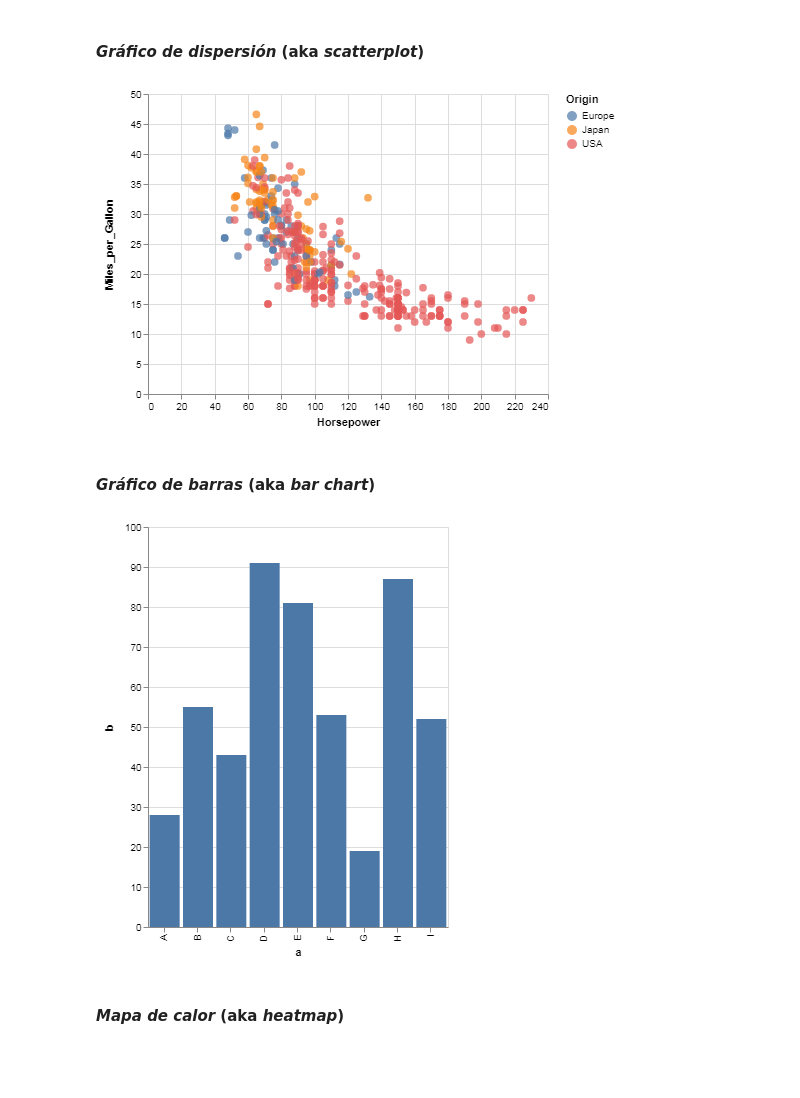
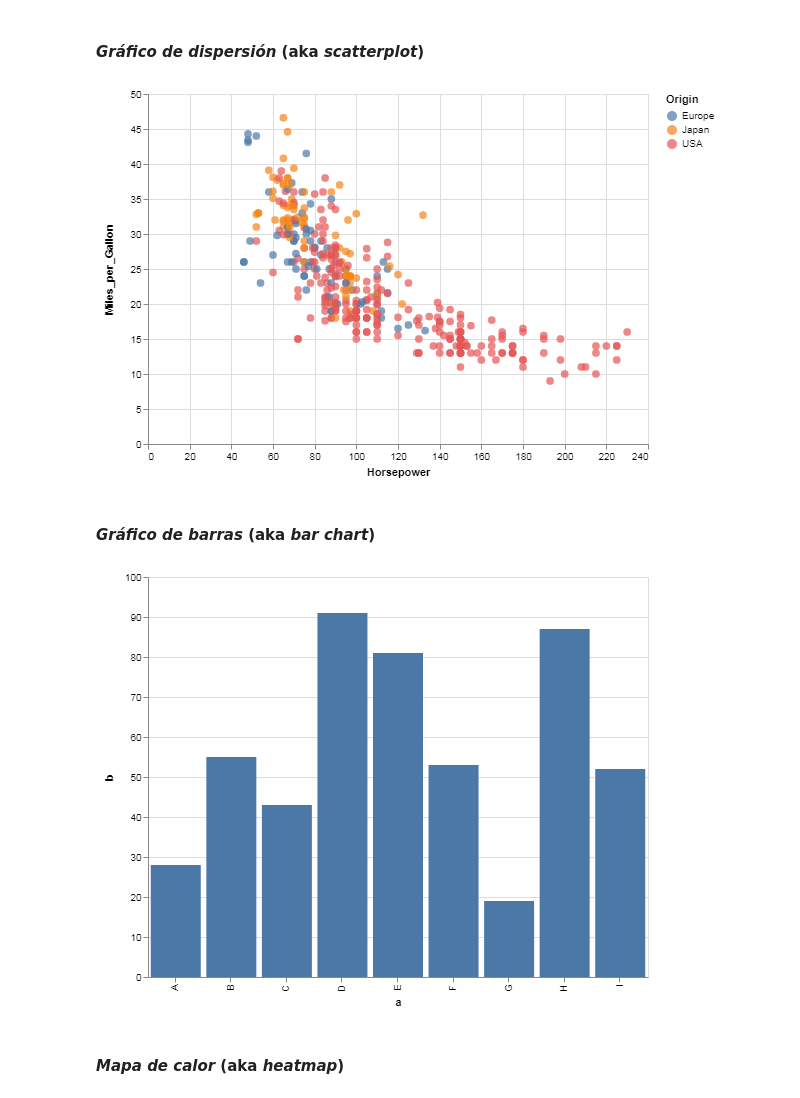
Before and after one commit to cimarron-io/guia-altair, a Jupyter notebook: content/section-01/chapters/03-los-clasicos.ipynb, the cells around one changed output. Drawn from its saved outputs; the diff is of its cells as text; code cells hidden in the pictures; blank space fills up the shorter version.

```diff
--- a/content/section-01/chapters/03-los-clasicos.ipynb
+++ b/content/section-01/chapters/03-los-clasicos.ipynb
@@ -9,20 +9,20 @@ Tbh iPhone 90's enamel pin offal taxidermy, church-key echo park 8-bit asymmetri
 # %%
 import altair as alt
 from vega_datasets import data
 
 cars = data.cars()
 
 alt.Chart(cars).mark_circle(size=60).encode(
     x='Horsepower',
     y='Miles_per_Gallon',
     color='Origin',
     tooltip=['Name', 'Origin', 'Horsepower', 'Miles_per_Gallon']
 ).properties(
-    height = 300,
-    width = 400,
+    height = 350,
+    width = 500,
 ).interactive()
 # %% [output]
-[figure, old version]
+[figure, new version]
 # %% [markdown]
 #### _Gráfico de barras_ (aka _bar chart_)
 # %%
@@ -39,10 +39,10 @@ alt.Chart(data).mark_bar().encode(
     y='b'
 ).properties(
     height = 400,
-    width = 300,
+    width = 500,
 )
 # %% [output]
-[figure, old version]
+[figure, new version]
 # %% [markdown]
 #### _Mapa de calor_ (aka _heatmap_)
 # %%
```
Also changed, not shown: parts of 1 cell of this notebook, 4 other files.
